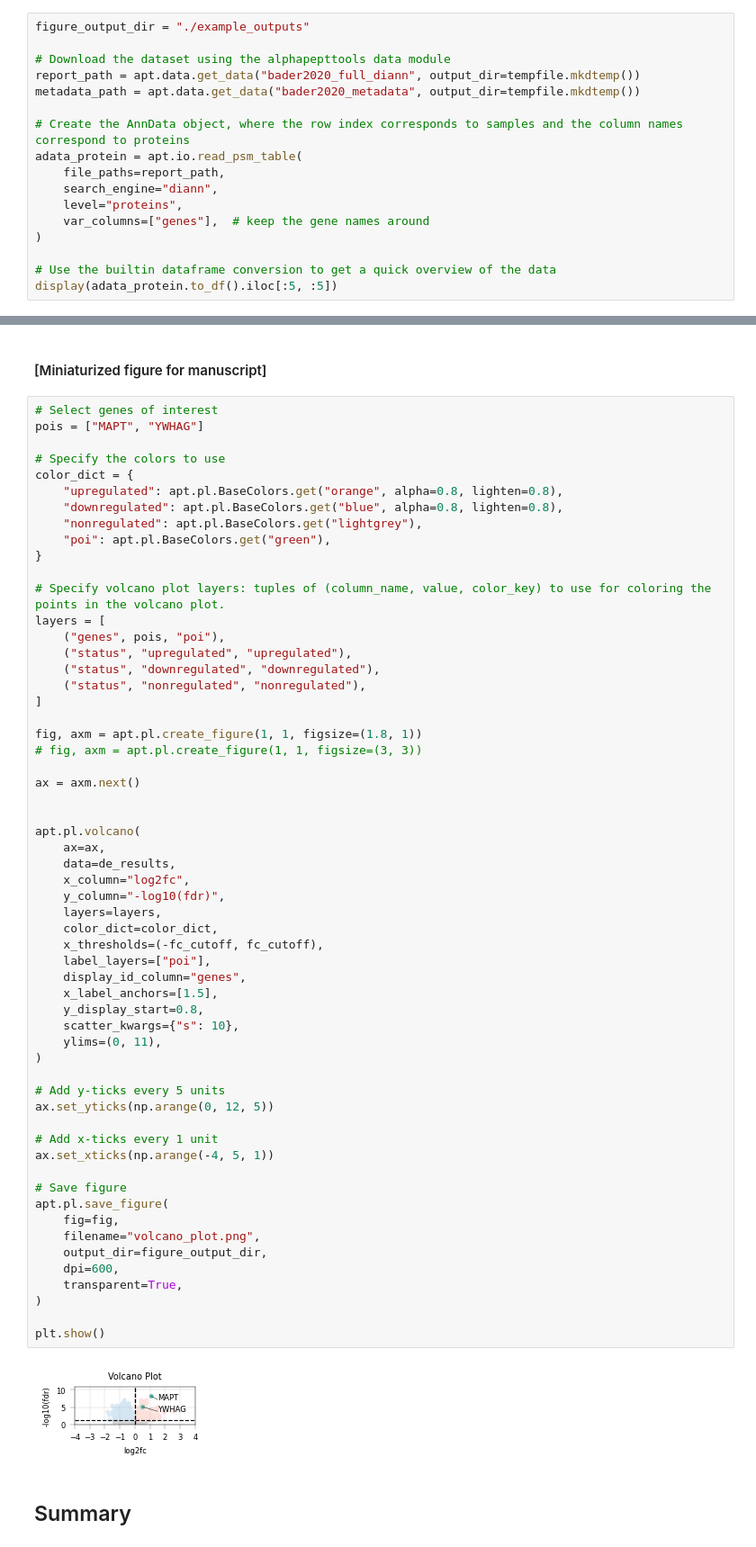
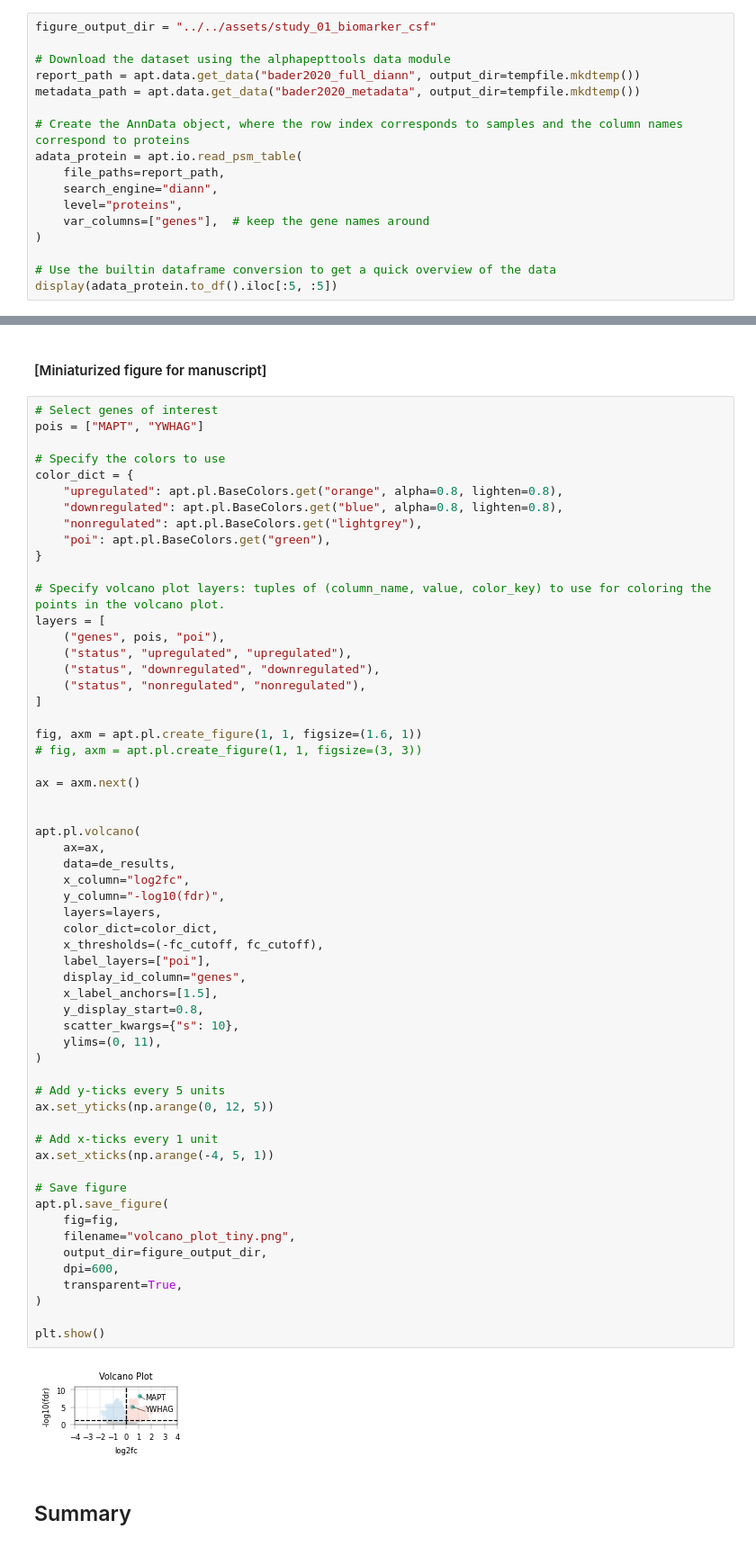
Before and after one commit to MannLabs/alphapepttools-manuscript, a Jupyter notebook: notebooks/studies/study_01_biomarker_csf.ipynb, the cells around one changed output, grey strips where cells are left out. Shown at 90% size. Saved outputs shown, nothing was run; the diff lists cells and outputs as text.

```diff
--- a/notebooks/studies/study_01_biomarker_csf.ipynb
+++ b/notebooks/studies/study_01_biomarker_csf.ipynb
@@ -47,7 +44,7 @@ The autoreload extension is already loaded. To reload it, use:
 
 In the case of this study, the full output of the DIANN search is saved as a report file of precursors, from which precursor or protein-level data can be extracted. `alphapepttools` handles this filtering with its AnnData factory class, drawing on the reader functionalities of `alphabase`. The resulting AnnData object contains protein-group quantities and any number of feature-metadata columns (for example, protein groups may have genes as secondary annotation, precursors may have protein groups and genes as secondary annotation).
 # %%
-figure_output_dir = "./example_outputs"
+figure_output_dir = "../../assets/study_01_biomarker_csf"
 
 # Download the dataset using the alphapepttools data module
 report_path = apt.data.get_data("bader2020_full_diann", output_dir=tempfile.mkdtemp())
@@ -1730,7 +1822,7 @@ layers = [
     ("status", "nonregulated", "nonregulated"),
 ]
 
-fig, axm = apt.pl.create_figure(1, 1, figsize=(1.8, 1))
+fig, axm = apt.pl.create_figure(1, 1, figsize=(1.6, 1))
 # fig, axm = apt.pl.create_figure(1, 1, figsize=(3, 3))
 
 ax = axm.next()
@@ -1741,35 +1833,35 @@ apt.pl.volcano(
     data=de_results,
     x_column="log2fc",
     y_column="-log10(fdr)",
     layers=layers,
     color_dict=color_dict,
     x_thresholds=(-fc_cutoff, fc_cutoff),
     label_layers=["poi"],
     display_id_column="genes",
     x_label_anchors=[1.5],
     y_display_start=0.8,
     scatter_kwargs={"s": 10},
     ylims=(0, 11),
 )
 
 # Add y-ticks every 5 units
 ax.set_yticks(np.arange(0, 12, 5))
 
 # Add x-ticks every 1 unit
 ax.set_xticks(np.arange(-4, 5, 1))
 
 # Save figure
 apt.pl.save_figure(
     fig=fig,
-    filename="volcano_plot.png",
+    filename="volcano_plot_tiny.png",
     output_dir=figure_output_dir,
     dpi=600,
     transparent=True,
 )
 
 plt.show()
 # %% [output]
-[figure, old version]
+[figure, new version]
 # %% [markdown]
 ## Summary
 # %% [markdown]
```
Also changed, not shown: parts of 11 cells of this notebook.
